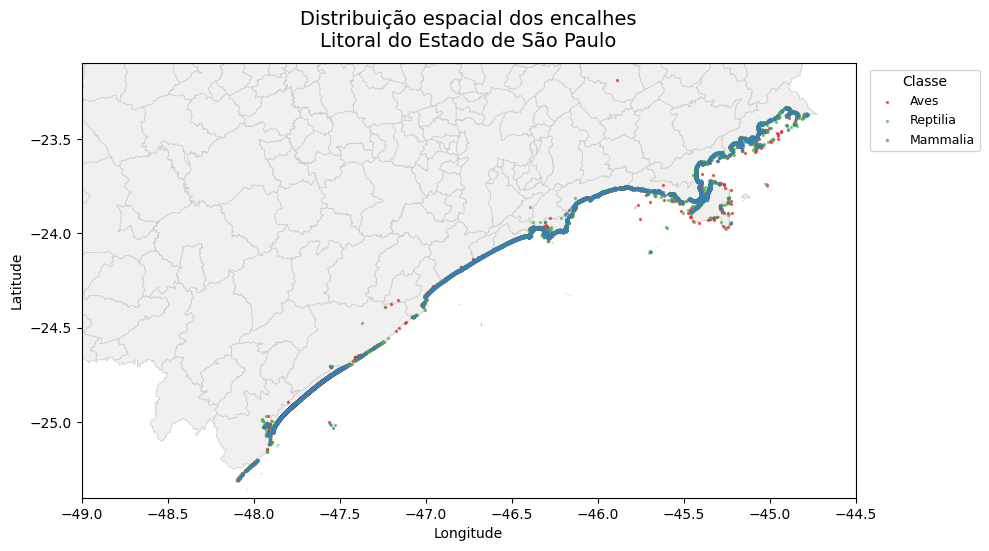
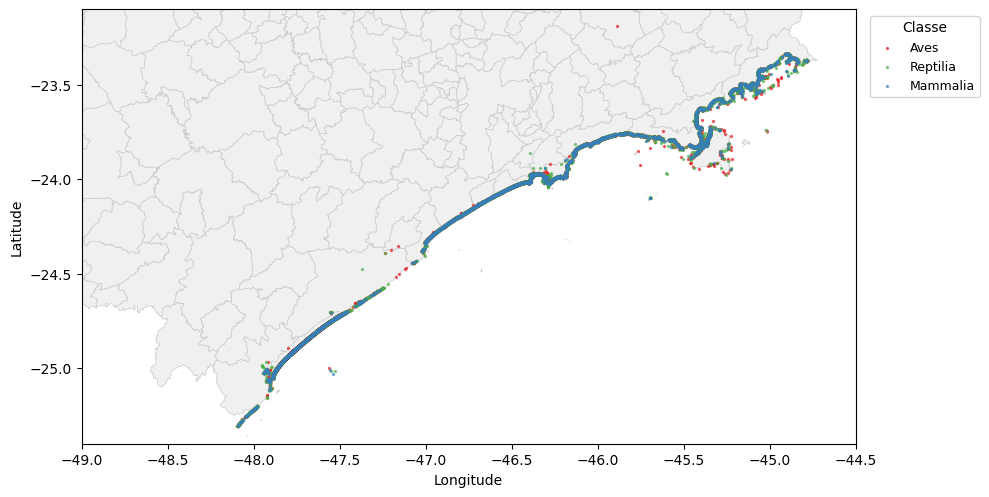
The notebook cell's code change between the first figure and the second:
--- before
+++ after
@@ -38,5 +38,5 @@
 ax.set_ylim(-25.4, -23.1)
 
-ax.set_title('Distribuição espacial dos encalhes\nLitoral do Estado de São Paulo', fontsize=14, pad=12)
+
 ax.set_xlabel('Longitude')
 ax.set_ylabel('Latitude')

Commit: Criado usando o Colab